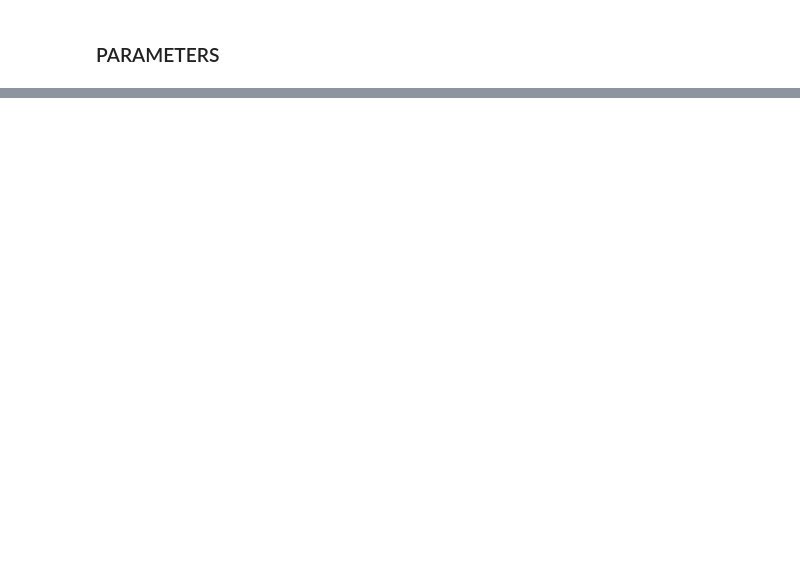
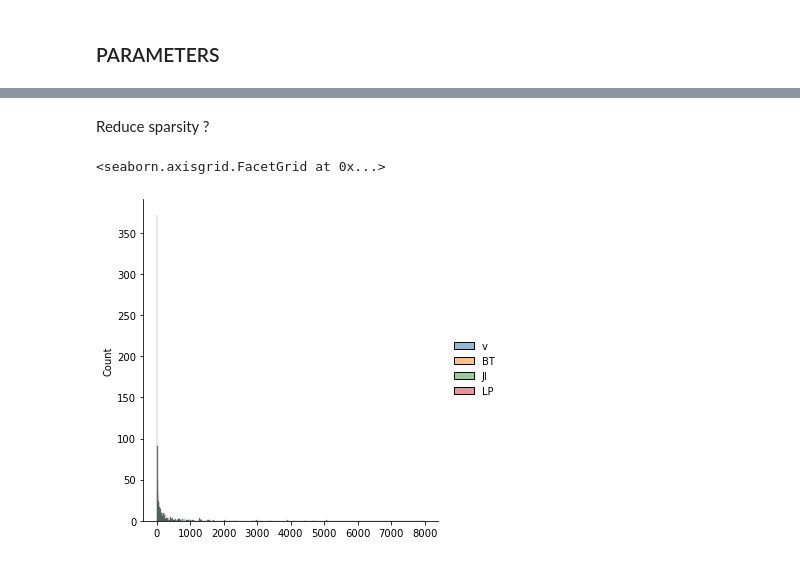
Before and after one commit to mario-michelessa/influence-maximization, a Jupyter notebook: decision_focused_learning/make_weibo_instance.ipynb, the cells around one changed output, grey strips where cells are left out. Cells and saved outputs as stored; diff of their text form; code cells hidden in the pictures; blank space fills up the shorter version.

```diff
--- a/decision_focused_learning/make_weibo_instance.ipynb
+++ b/decision_focused_learning/make_weibo_instance.ipynb
@@ -136,0 +208,2 @@ Saving instance 91/100...
+# %% [markdown]
+Reduce sparsity ?
@@ -136,0 +215,7 @@ Saving instance 91/100...
+# %%
+import seaborn as sns
+
+sns.displot(labels.groupby('u').count().sort_values(ascending=False, by='v'))
+# %% [output]
+<seaborn.axisgrid.FacetGrid at 0x...>
+[figure, added]
```
Also changed, not shown: parts of 10 cells of this notebook, 8 other files.
